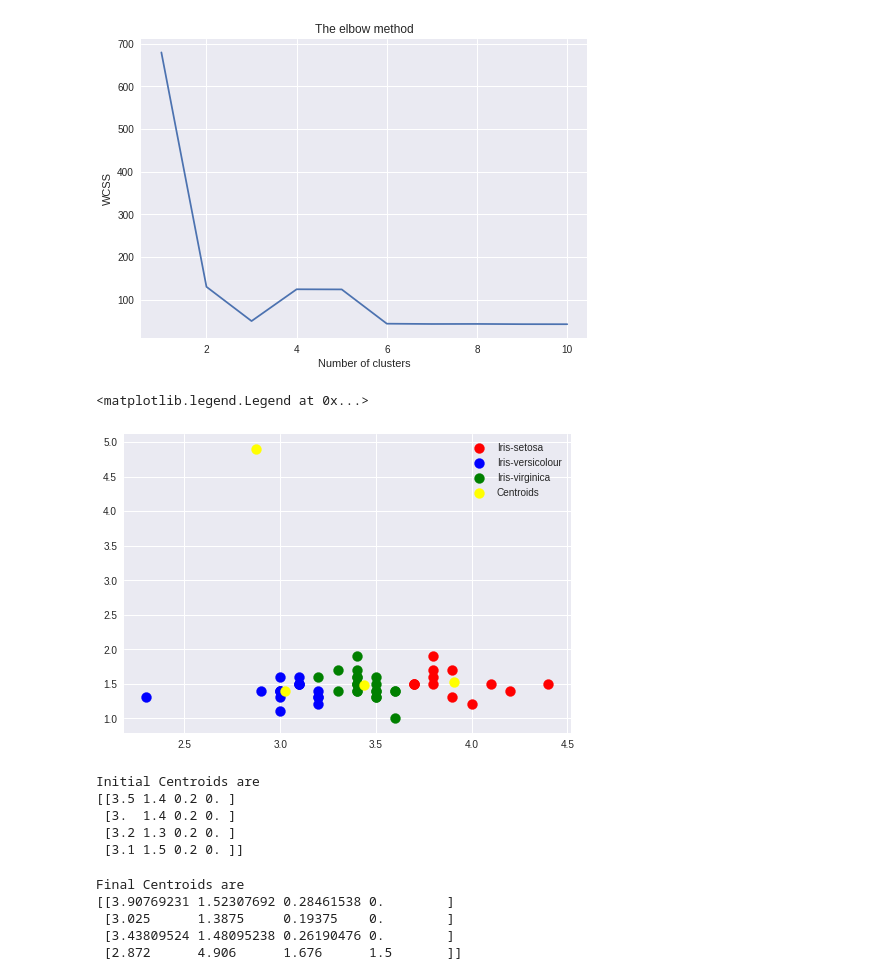
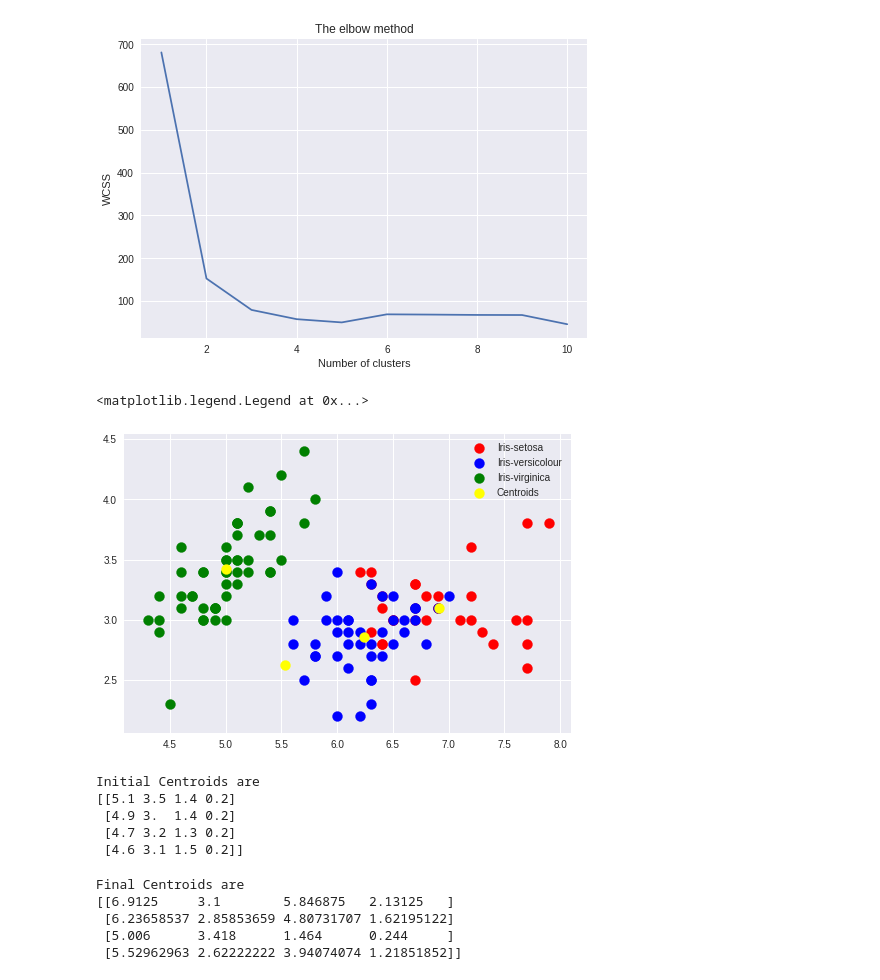
Before and after one commit to AmrHendy/K-Means, a Jupyter notebook: Notebook/KMeans.ipynb, the cells around one changed output. Cells and saved outputs as stored; diff of their text form; code cells hidden in the pictures.

```diff
--- a/Notebook/KMeans.ipynb
+++ b/Notebook/KMeans.ipynb
@@ -17,0 +6,3 @@ df.head()
+# %%
+df = pd.read_csv('http://archive.ics.uci.edu/ml/machine-learning-databases/iris/iris.data', header=None)
+df.head()
@@ -18,23 +16,23 @@ df.head()
 # %%
-x = df.iloc[:, [1, 2, 3, 4]].values
+x = df.iloc[:, [0, 1, 2, 3]].values
 wcss = []
 for i in range(1, 11):
     initlize = []
     for j in range(i):
       initlize.append(x[j])
     initlize = np.asarray(initlize)
     kmeans = KMeans(n_clusters=i, init=initlize, max_iter=100, n_init=1)
     kmeans.fit(x)
     wcss.append(kmeans.inertia_)
 
 #Plotting the results onto a line graph, allowing us to observe 'The elbow'
 plt.plot(range(1, 11), wcss)
 plt.title('The elbow method')
 plt.xlabel('Number of clusters')
 plt.ylabel('WCSS') #within cluster sum of squares
 plt.show()
 # %% [output]
-[figure, old version]
+[figure, new version]
 # %%
 #Applying kmeans to the dataset / Creating the kmeans classifier
 initlize = []
@@ -55,22 +53,22 @@ plt.scatter(kmeans.cluster_centers_[:, 0], kmeans.cluster_centers_[:,1], s = 100
 plt.legend()
 # %% [output]
 <matplotlib.legend.Legend at 0x...>
-[figure, old version]
+[figure, new version]
 # %%
 print('Initial Centroids are')
 print(initlize)
 # %% [output]
 Initial Centroids are
-[[3.5 1.4 0.2 0. ]
- [3.  1.4 0.2 0. ]
- [3.2 1.3 0.2 0. ]
- [3.1 1.5 0.2 0. ]]
+[[5.1 3.5 1.4 0.2]
+ [4.9 3.  1.4 0.2]
+ [4.7 3.2 1.3 0.2]
+ [4.6 3.1 1.5 0.2]]
 # %%
 print('Final Centroids are')
 print(kmeans.cluster_centers_)
 # %% [output]
 Final Centroids are
-[[3.90769231 1.52307692 0.28461538 0.        ]
- [3.025      1.3875     0.19375    0.        ]
- [3.43809524 1.48095238 0.26190476 0.        ]
- [2.872      4.906      1.676      1.5       ]]
+[[6.9125     3.1        5.846875   2.13125   ]
+ [6.23658537 2.85853659 4.80731707 1.62195122]
+ [5.006      3.418      1.464      0.244     ]
+ [5.52962963 2.62222222 3.94074074 1.21851852]]
```
Also changed, not shown: parts of 3 cells of this notebook.
